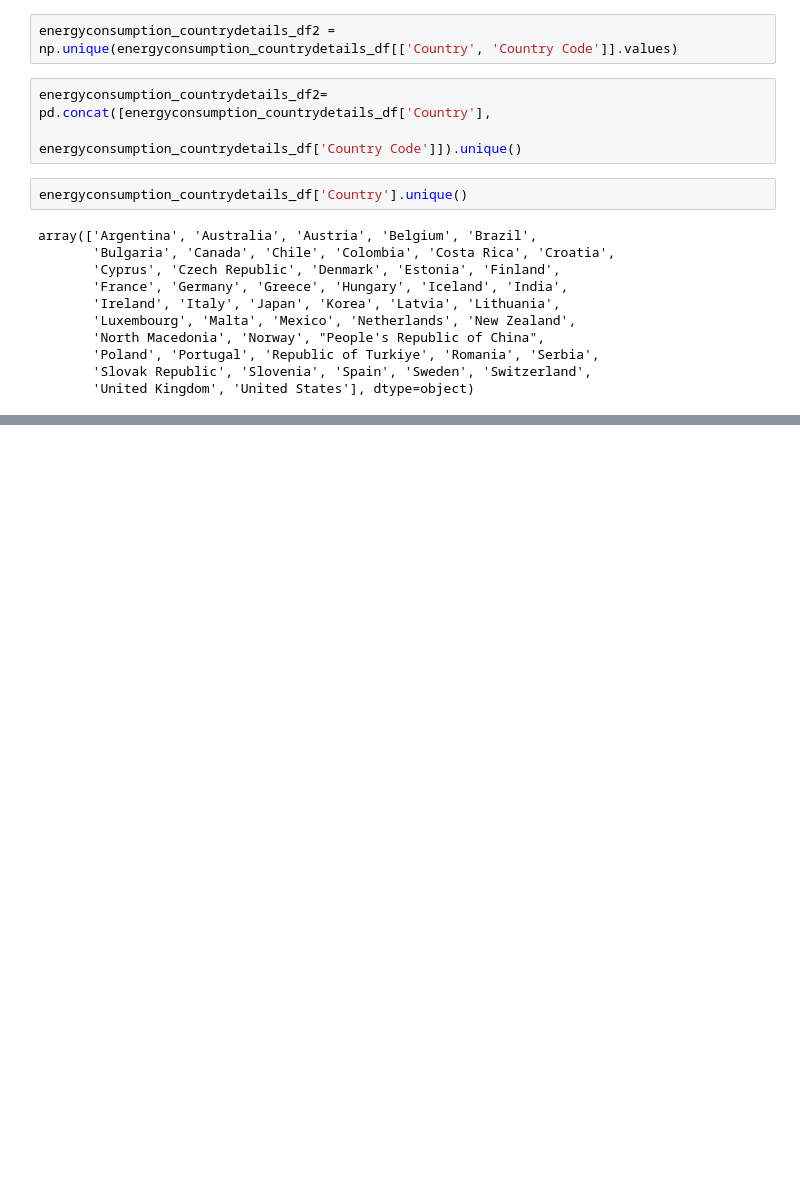
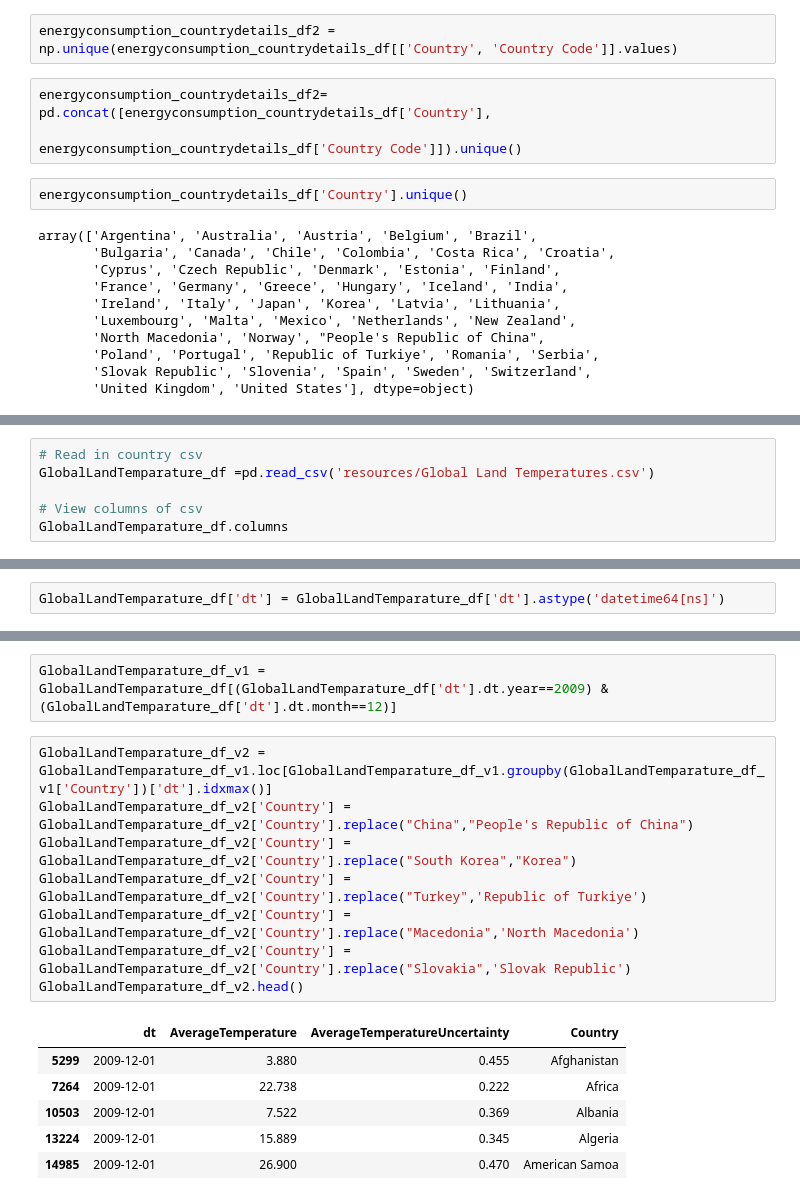
Before and after one commit to shwetajain1022/Project-4, a Jupyter notebook: population_gdp_SJ_WIP.ipynb, the cells around one changed output, grey strips where cells are left out. Cells and saved outputs as stored; diff of their text form; blank space fills up the shorter version.

```diff
--- a/population_gdp_SJ_WIP.ipynb
+++ b/population_gdp_SJ_WIP.ipynb
@@ -616,0 +621,6 @@ array(['Argentina', 'Australia', 'Austria', 'Belgium', 'Brazil',
+# %%
+# Read in country csv
+GlobalLandTemparature_df =pd.read_csv('resources/Global Land Temperatures.csv')
+
+# View columns of csv
+GlobalLandTemparature_df.columns
@@ -616,0 +643,2 @@ array(['Argentina', 'Australia', 'Austria', 'Belgium', 'Brazil',
+# %%
+GlobalLandTemparature_df['dt'] = GlobalLandTemparature_df['dt'].astype('datetime64[ns]')
@@ -616,0 +660,17 @@ array(['Argentina', 'Australia', 'Austria', 'Belgium', 'Brazil',
+# %%
+GlobalLandTemparature_df_v1 = GlobalLandTemparature_df[(GlobalLandTemparature_df['dt'].dt.year==2009) &  (GlobalLandTemparature_df['dt'].dt.month==12)]
+# %%
+GlobalLandTemparature_df_v2 = GlobalLandTemparature_df_v1.loc[GlobalLandTemparature_df_v1.groupby(GlobalLandTemparature_df_v1['Country'])['dt'].idxmax()]
+GlobalLandTemparature_df_v2['Country'] = GlobalLandTemparature_df_v2['Country'].replace("China","People's Republic of China")
+GlobalLandTemparature_df_v2['Country'] = GlobalLandTemparature_df_v2['Country'].replace("South Korea","Korea")
+GlobalLandTemparature_df_v2['Country'] = GlobalLandTemparature_df_v2['Country'].replace("Turkey",'Republic of Turkiye')
+GlobalLandTemparature_df_v2['Country'] = GlobalLandTemparature_df_v2['Country'].replace("Macedonia",'North Macedonia')
+GlobalLandTemparature_df_v2['Country'] = GlobalLandTemparature_df_v2['Country'].replace("Slovakia",'Slovak Republic')
+GlobalLandTemparature_df_v2.head()
+# %% [output]
+|  | dt | AverageTemperature | AverageTemperatureUncertainty | Country |
+| 5299 | 2009-12-01 | 3.880 | 0.455 | Afghanistan |
+| 7264 | 2009-12-01 | 22.738 | 0.222 | Africa |
+| 10503 | 2009-12-01 | 7.522 | 0.369 | Albania |
+| 13224 | 2009-12-01 | 15.889 | 0.345 | Algeria |
+| 14985 | 2009-12-01 | 26.900 | 0.470 | American Samoa |
```
Also changed, not shown: parts of 8 cells of this notebook, 1 other file.
